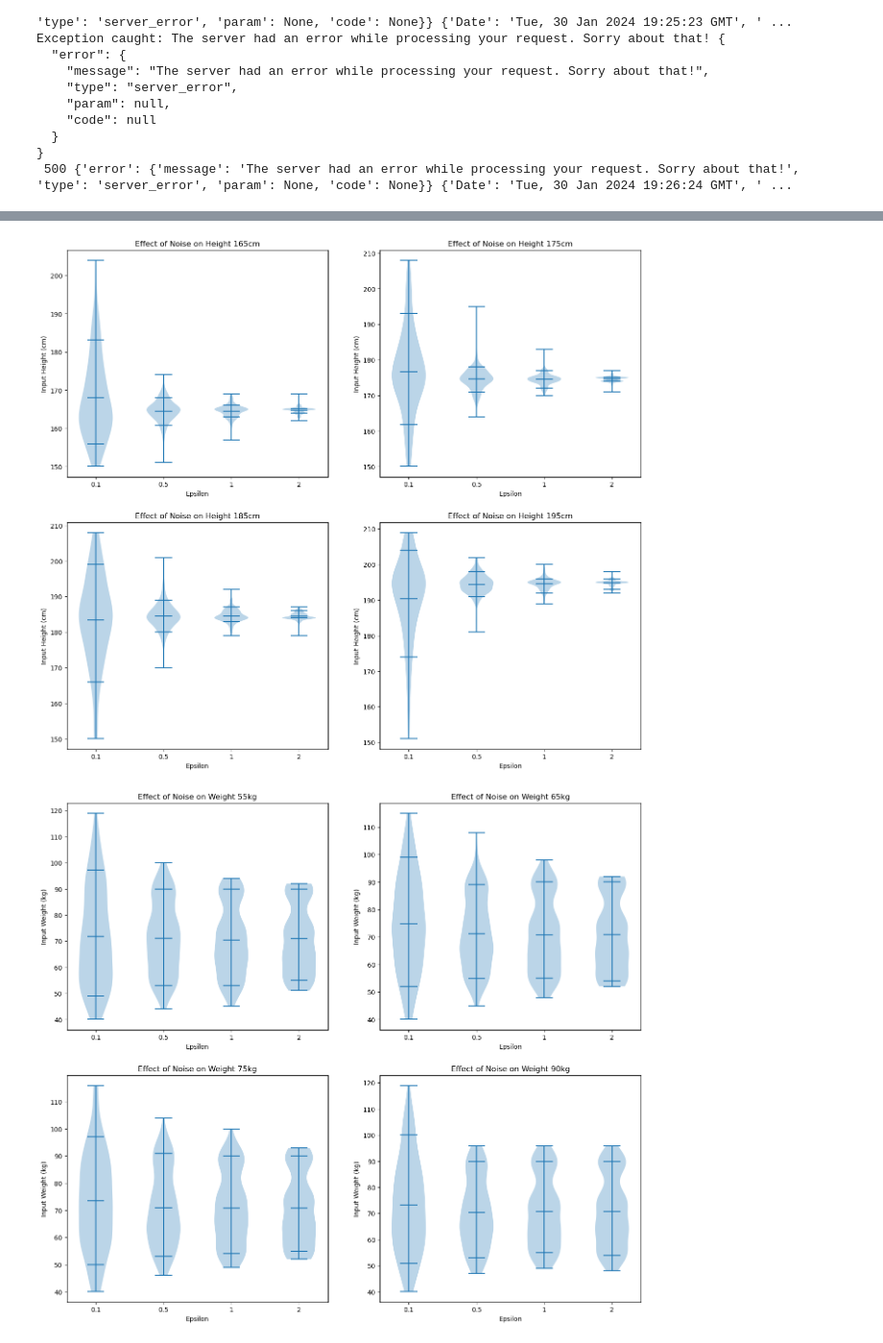
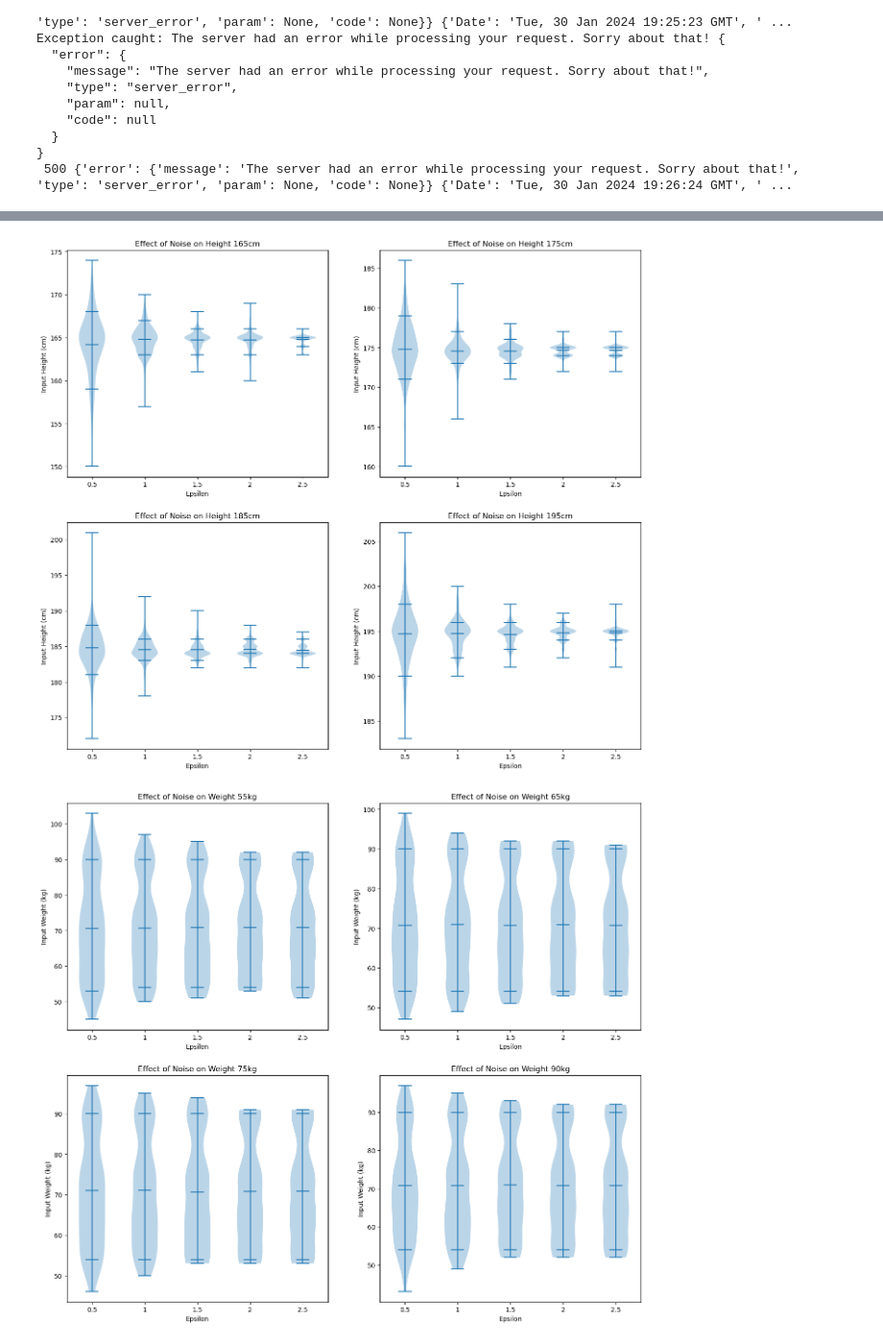
Before and after one commit to radcarpet/preempt-experiments, a Jupyter notebook: notebooks/medical_qa.ipynb, the cells around one changed output, grey strips where cells are left out. Shown at 96% size. Cells and saved outputs as stored; diff of their text form; code cells hidden in the pictures.

```diff
--- a/notebooks/medical_qa.ipynb
+++ b/notebooks/medical_qa.ipynb
@@ -328,12 +83,3 @@ X = sm.add_constant(X)
-# %%
-# Regression plots
-fig, ax = plt.subplots(figsize = (6, 6))
-ax.scatter(age_list, fractions_list, s=10, alpha=0.1, edgecolors="k")
-xseq = np.linspace(10, 100, num=100)
-ax.plot(xseq, quant_reg.params['const'] + quant_reg.params['age'] * xseq, color="r", lw=2.5);
-ax.set_xlabel('Age')  # Label for x-axis
-ax.set_ylabel('Output ')
-ax.set_title('Logistic Regression of Health against Age')
 # %%
 # vital statistics
 # bmis = [20, 25, 30, 45]
@@ -470,5 +215,5 @@ Exception caught: The server had an error while processing your request. Sorry a
 # %%
 # Load data
 import pickle
-with open('../datasets/med-qa/format_eval_med_data_ht_wt_bmi.pkl', 'rb') as fp:
+with open('../datasets/med-qa/format_eval_med_data_ht_wt_bmi_gpt4o_updated_epsilon.pkl', 'rb') as fp:
     data_weight = pickle.load(fp)
@@ -482,0 +237,6 @@ merged_heights.shape
+# %%
+merged_weights = np.concatenate([data_weight[55]['weight'],
+                                 data_weight[65]['weight'],
+                                 data_weight[75]['weight'],
+                                 data_weight[90]['weight']], axis=0)
+merged_weights.shape
@@ -498,7 +260,7 @@ for i, salary in enumerate(heights):
     row = i // 2
     col = i % 2
     ax = axs[row, col]
-    ax.violinplot(merged_heights[:,i,:], showmeans=True, quantiles=[[.1,.9],[.1,.9],[.1,.9],[.1,.9]])
+    ax.violinplot(merged_heights[:,i,:], showmeans=True, quantiles=[[.1,.9],[.1,.9],[.1,.9],[.1,.9],[.1,.9]])
     ax.set_xticks(range(1,1+len(epsilon)), epsilon)
     ax.set_ylabel("Input Height (cm)")
     ax.set_xlabel("Epsilon")
@@ -506,22 +268,22 @@ for i, salary in enumerate(heights):
 plt.savefig('medqa_height_noise_violin.png')
 plt.show()
 # %% [output]
-[figure, old version]
+[figure, new version]
 # %%
 fig, axs = plt.subplots(2, 2, figsize=(16, 14))
 for i, salary in enumerate(weights):
     row = i // 2
     col = i % 2
     ax = axs[row, col]
-    ax.violinplot(merged_weights[:,i,:], showmeans=True, quantiles=[[.1,.9],[.1,.9],[.1,.9],[.1,.9]])
+    ax.violinplot(merged_weights[:,i,:], showmeans=True, quantiles=[[.1,.9],[.1,.9],[.1,.9],[.1,.9],[.1,.9]])
     ax.set_xticks(range(1,1+len(epsilon)), epsilon)
     ax.set_ylabel("Input Weight (kg)")
     ax.set_xlabel("Epsilon")
     ax.set_title("Effect of Noise on Weight %skg" % salary)
 plt.savefig('medqa_weight_noise_violin.png')
 plt.show()
 # %% [output]
-[figure, old version]
+[figure, new version]
 # %%
 fig, axs = plt.subplots(2, 2, figsize=(16, 14))
 for i, salary in enumerate(weights):
```
Also changed, not shown: parts of 21 cells of this notebook.
